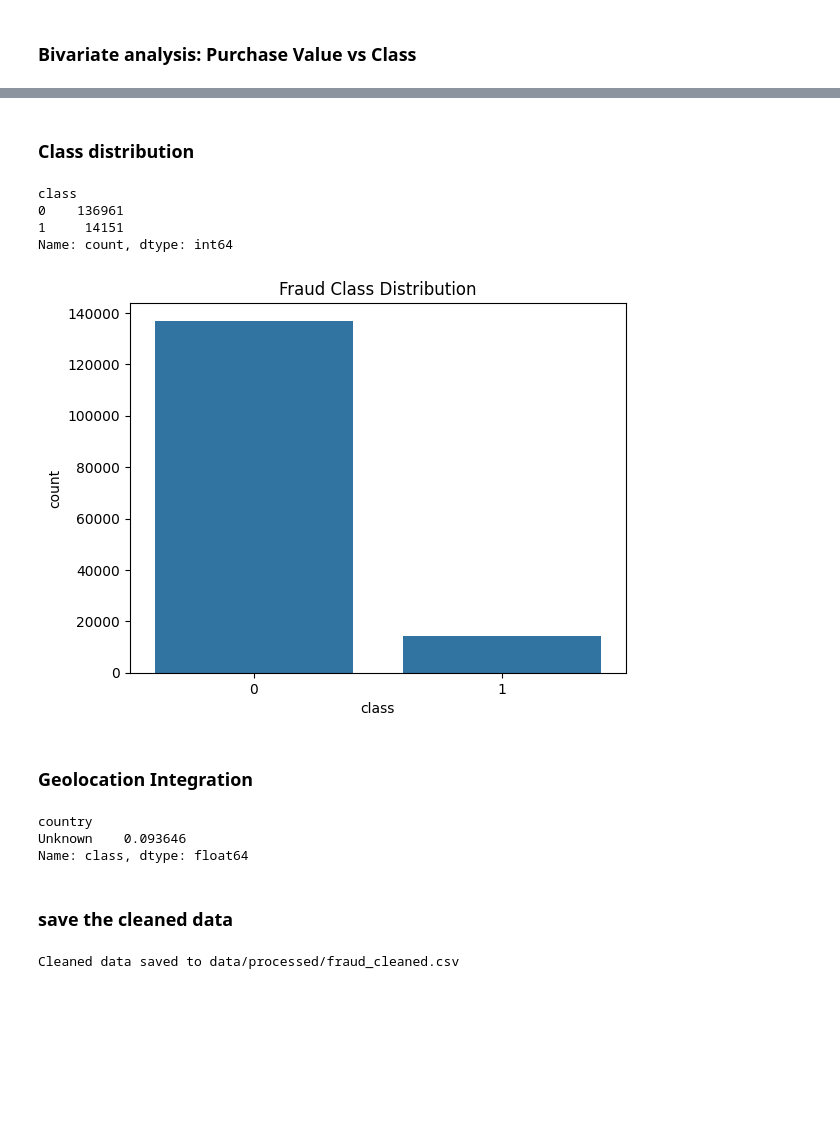
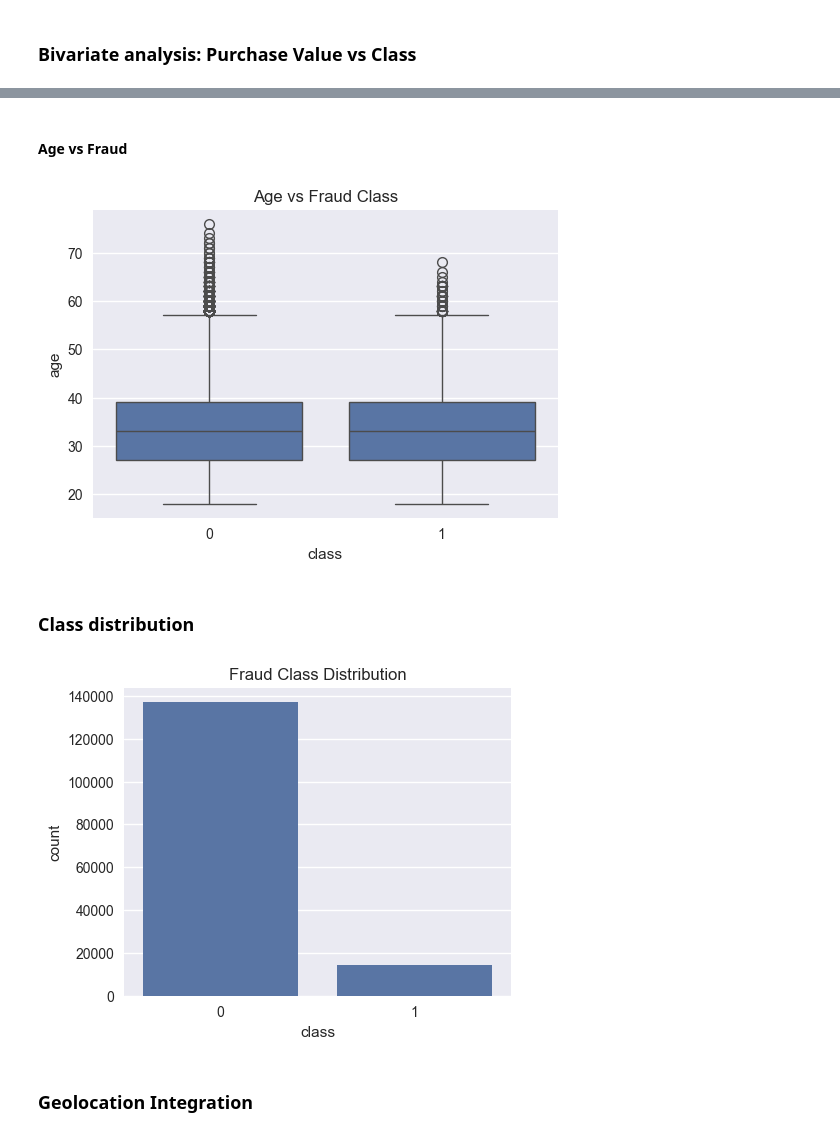
Before and after one commit to Frita123/Improved_detection_of_fraud_cases, a Jupyter notebook: notebooks/eda-fraud-data.ipynb, the cells around one changed output, grey strips where cells are left out. Saved outputs shown, nothing was run; the diff lists cells and outputs as text; code cells hidden in the pictures; blank space fills up the shorter version.

Commit message:
updated Task 1: Data Cleaning, EDA, and Feature Engineering

```diff
--- a/notebooks/eda-fraud-data.ipynb
+++ b/notebooks/eda-fraud-data.ipynb
@@ -5,6 +5,8 @@ import pandas as pd
 import numpy as np
 import matplotlib.pyplot as plt
 import seaborn as sns
+
+plt.style.use("seaborn-v0_8")
 # %% [markdown]
 ### load data
 # %%
@@ -85,65 +90,21 @@ plt.show()
+# %% [markdown]
+#### Age vs Fraud
+# %%
+plt.figure(figsize=(6,4))
+sns.boxplot(x='class', y='age', data=fraud_df)
+plt.title('Age vs Fraud Class')
+plt.show()
+# %% [output]
+[figure, added]
 # %% [markdown]
 ### Class distribution
 # %%
-print(fraud_df['class'].value_counts())
+fraud_df['class'].value_counts()
+plt.figure(figsize=(5,4))
 sns.countplot(x='class', data=fraud_df)
 plt.title('Fraud Class Distribution')
 plt.show()
 # %% [output]
-class
-0    136961
-1     14151
-Name: count, dtype: int64
-[figure, old version]
+[figure, new version]
 # %% [markdown]
 ### Geolocation Integration
-# %%
-# Load IP to country data
-ip_df = pd.read_csv(r"C:\Users\Administrator\Downloads\Week 5and6\Improved_detection_of_fraud_cases\data\raw\IpAddress_to_Country.csv")
-
-# Function to convert IP to integer
-def ip_to_int(ip):
-    try:
-        parts = ip.split('.')
-        return int(parts[0])*256**3 + int(parts[1])*256**2 + int(parts[2])*256 + int(parts[3])
-    except:
-        return np.nan
-
-# Convert IP addresses in fraud_df to integer
-fraud_df['ip_int'] = fraud_df['ip_address'].apply(ip_to_int)
-
-# Use correct column names from IP dataset
-ip_df['range_start_int'] = ip_df['lower_bound_ip_address']
-ip_df['range_end_int'] = ip_df['upper_bound_ip_address']
-
-# Function to map IP to country using range lookup
-def map_country(ip_int):
-    row = ip_df[(ip_df['range_start_int'] <= ip_int) & (ip_df['range_end_int'] >= ip_int)]
-    if len(row) > 0:
-        return row['country'].values[0]
-    else:
-        return 'Unknown'
-
-# Apply mapping
-fraud_df['country'] = fraud_df['ip_int'].apply(map_country)
-
-# Fraud rate by country
-fraud_by_country = fraud_df.groupby('country')['class'].mean().sort_values(ascending=False)
-print(fraud_by_country)
-# %% [output]
-country
-Unknown    0.093646
-Name: class, dtype: float64
-# %% [markdown]
-### save the cleaned data
-# %%
-
-import os
-os.makedirs(r"C:\Users\Administrator\Downloads\Week 5and6\Improved_detection_of_fraud_cases\data\processed", exist_ok=True)
-
-# Save the cleaned and enriched dataset
-fraud_df.to_csv(r"C:\Users\Administrator\Downloads\Week 5and6\Improved_detection_of_fraud_cases\data\processed\fraud_cleaned.csv", index=False)
-
-print("Cleaned data saved to data/processed/fraud_cleaned.csv")
-# %% [output]
-Cleaned data saved to data/processed/fraud_cleaned.csv
```
Also changed, not shown: parts of 22 cells of this notebook, 4 other files.
